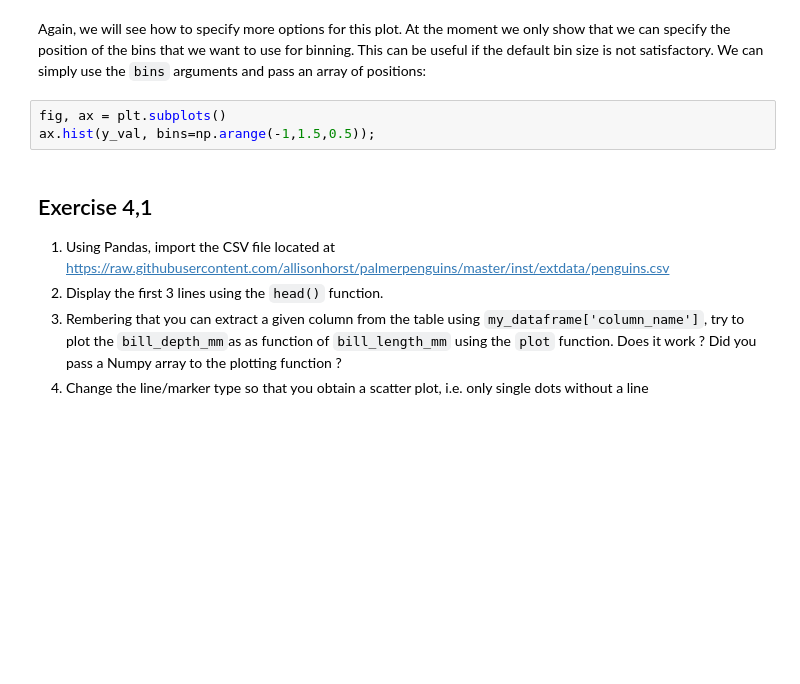
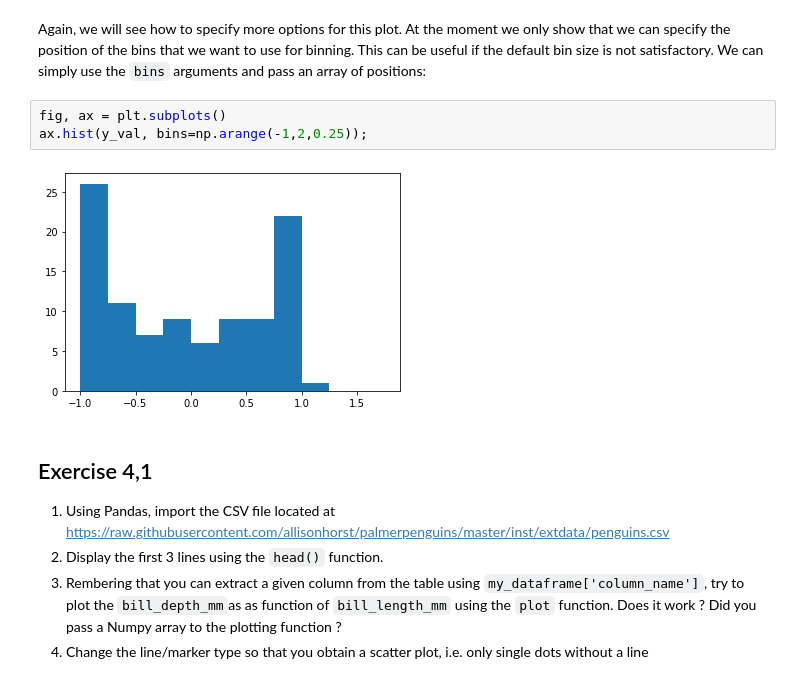
Before and after one commit to Sean-Reinhardt/Reinhardt-Sean, a Jupyter notebook: 04_Dataframes_Stats_Plotting.ipynb, the cells around one changed output. Saved outputs shown, nothing was run; the diff lists cells and outputs as text; blank space fills up the shorter version.

````diff
--- a/04_Dataframes_Stats_Plotting.ipynb
+++ b/04_Dataframes_Stats_Plotting.ipynb
@@ -57,7 +67,9 @@ ax.hist(y_val);
 Again, we will see how to specify more options for this plot. At the moment we only show that we can specify the position of the bins that we want to use for binning. This can be useful if the default bin size is not satisfactory. We can simply use the ```bins``` arguments and pass an array of positions:
 # %%
 fig, ax = plt.subplots()
-ax.hist(y_val, bins=np.arange(-1,1.5,0.5));
+ax.hist(y_val, bins=np.arange(-1,2,0.25));
+# %% [output]
+[figure, added]
 # %% [markdown]
 ## Exercise 4,1
 
````
Also changed, not shown: parts of 6 cells of this notebook.
